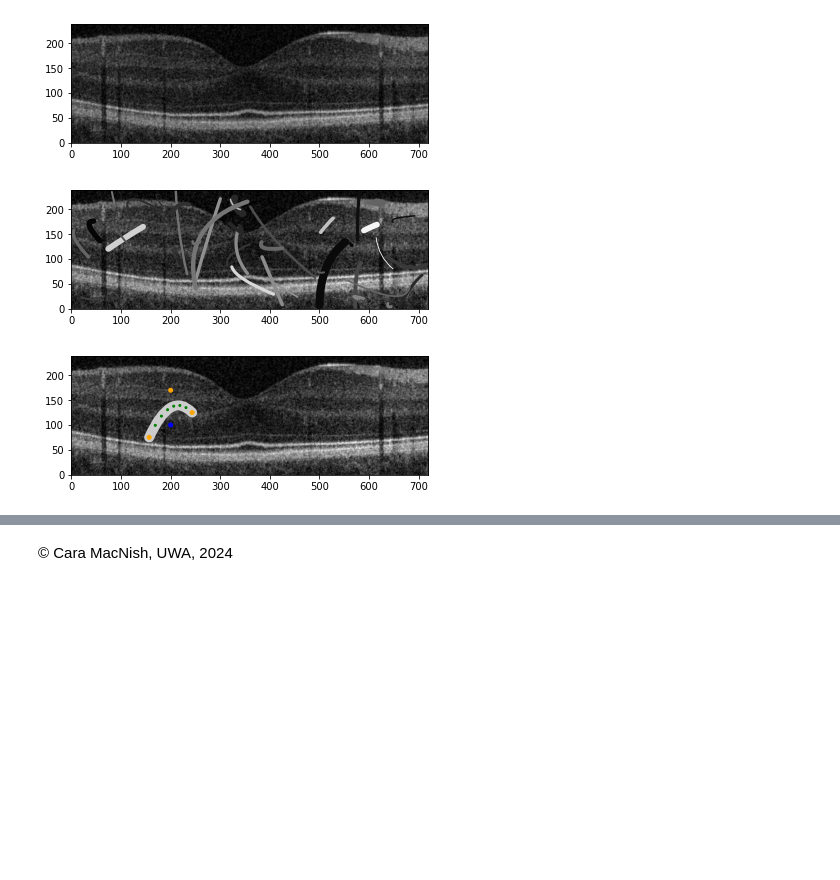
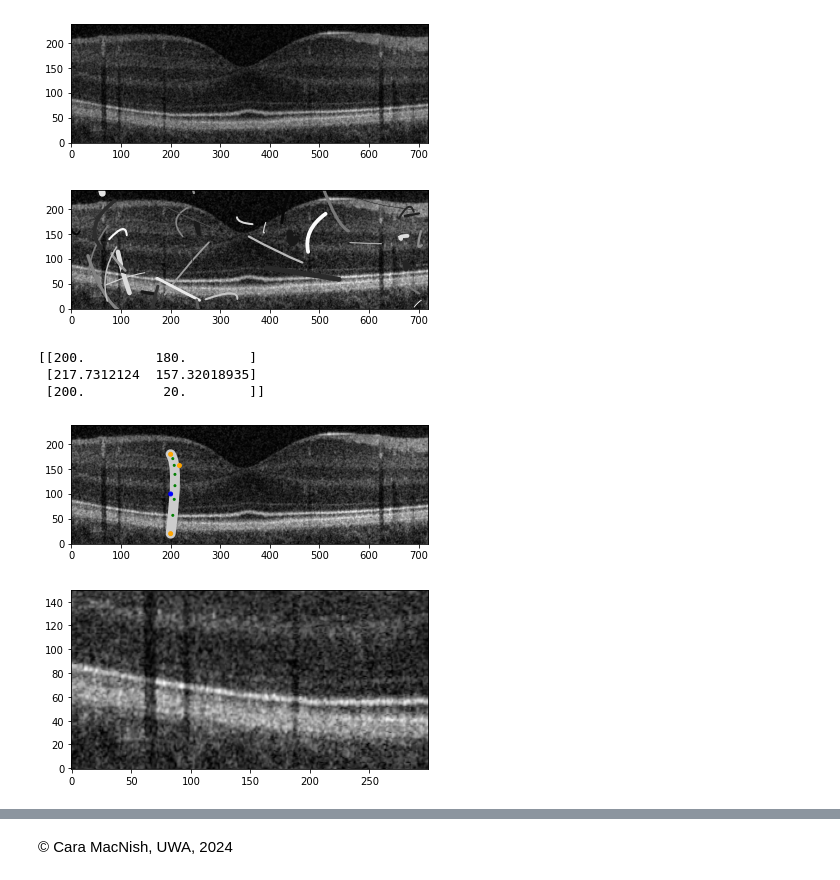
Before and after one commit to liannelong/CITS4404_Project, a Jupyter notebook: CamoWorms/CamoWorms.ipynb, the cells around one changed output, grey strips where cells are left out. Cells and saved outputs as stored; diff of their text form; code cells hidden in the pictures; blank space fills up the shorter version.

```diff
--- a/CamoWorms/CamoWorms.ipynb
+++ b/CamoWorms/CamoWorms.ipynb
@@ -87,7 +112,7 @@ class Camo_Worm:
         return self.bezier.point_at_t(np.linspace(0,1,intervals))
 
     def approx_length (self):
-        intermediates = intermediate_points(self)
+        intermediates = self.intermediate_points()
         eds = euclidean_distances(intermediates,intermediates)
         return np.sum(np.diag(eds,1))
 
@@ -122,9 +147,11 @@ class Drawing:
         except TypeError:
             self.add_patches([worms.patch()])
 
-    def show(self, save=None):
+    def show(self, save=None, title=None):
         if save is not None:
             plt.savefig(save)
+        if title is not None:
+            plt.title(title, fontdict={"fontsize": 25, "fontweight": 900})
         plt.show()
 # %%
 # Example of a random worm. You may do this differently.
@@ -161,17 +188,24 @@ drawing = Drawing(image)
 drawing.add_worms(clew)
 drawing.show()
 # %% [output]
-[figure, old version]
+[figure, new version]
 # %%
 # Draw a single worm along with control points and some sample points
 
-worm = Camo_Worm(200, 100, 50, np.pi/6, 70, np.pi/3, 10, 0.8)
+# (x, y, r, theta, deviation_r, deviation_gamma, width, colour)
+worm = Camo_Worm(200, 100, 80, np.radians(270), 60, np.pi-0.3, 10, 0.8)
 drawing = Drawing(image)
 drawing.add_worms(worm)
 drawing.add_dots(worm.intermediate_points(8), radius=2, color='green')
 drawing.add_dots(worm.control_points(),color='orange')
+print(worm.control_points())
 drawing.add_dots((200,100), color='blue')
+drawing = Drawing(crop(image, [0,150, 0, 300]))
 
 drawing.show(save='bezier.png')
 # %% [output]
+[[200.         180.        ]
+ [217.7312124  157.32018935]
+ [200.          20.        ]]
-[figure, old version]
+[figure, new version]
+[figure, added]
```
Also changed, not shown: parts of 13 cells of this notebook.
